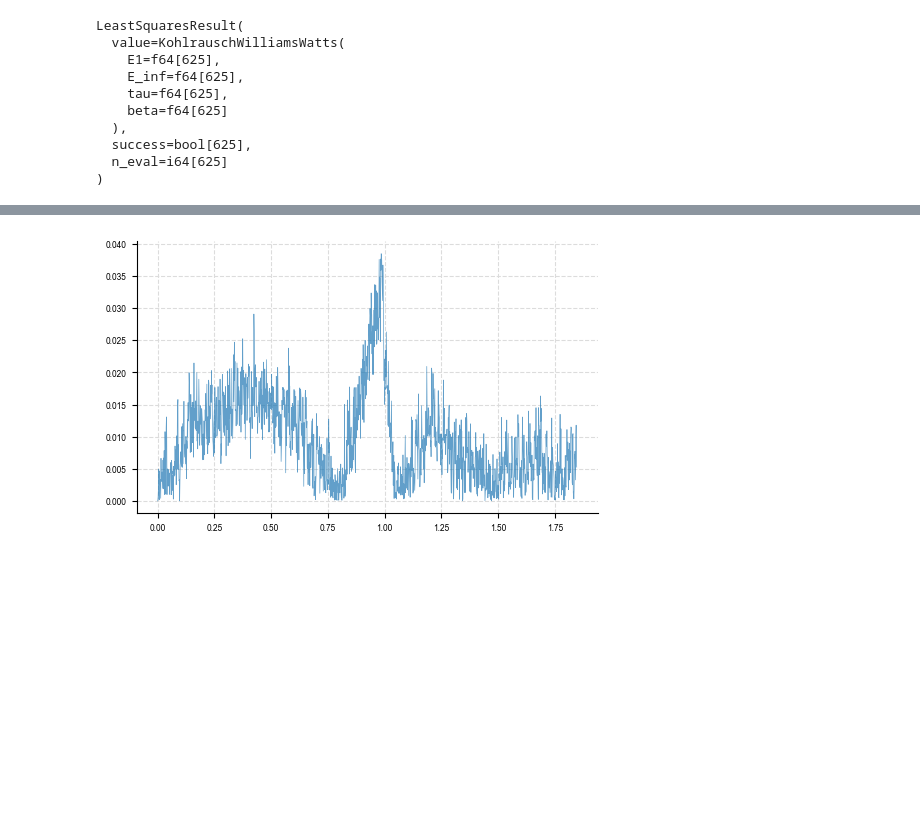
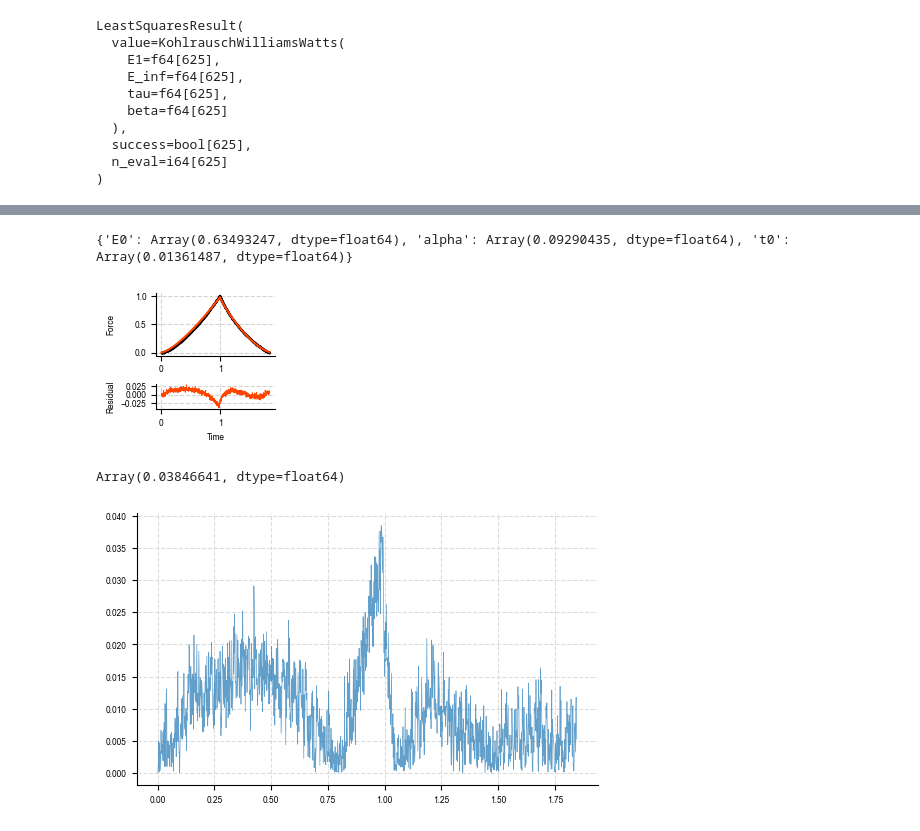
Before and after one commit to Jhko725/NeuralConstitutiveEq.jl, a Jupyter notebook: notebooks/2_fit_experimental_data.ipynb, the cells around one changed output, grey strips where cells are left out. Cells and saved outputs as stored; diff of their text form; code cells hidden in the pictures; blank space fills up the shorter version.

```diff
--- a/notebooks/2_fit_experimental_data.ipynb
+++ b/notebooks/2_fit_experimental_data.ipynb
@@ -428,0 +488,8 @@ sol_batched = eqx.filter_jit(eqx.filter_vmap(curve_fit, in_axes=(None, 0, None,
+# %%
+from neuralconstitutive.fitting import bayesian_information_criterion
+
+residual_func = make_residual(indentation, tip, dataset)
+result_list = batched_pytree_to_list(result)
+bic_func = eqx.filter_jit(bayesian_information_criterion)
+bic = jnp.asarray([bic_func(residual_func, r.value, args) for r in tqdm(result_list)])
+bic
@@ -429,3 +514,58 @@ sol_batched = eqx.filter_jit(eqx.filter_vmap(curve_fit, in_axes=(None, 0, None,
+# %%
+value_best = jax.tree.map(lambda x: x[jnp.argmin(bic)], result.value)
+print(dataclasses.asdict(value_best))
+# %% [output]
+{'E0': Array(0.63493247, dtype=float64), 'alpha': Array(0.09290435, dtype=float64), 't0': Array(0.01361487, dtype=float64)}
+# %%
+force_ting = eqx.filter_jit(force_ting)
+f_pred = force_ting(dataset.total_time, value_best, indentation, tip)
+# %%
+fig, axes = plt.subplots(
+    2, 1, figsize=(45 * MM, 40 * MM), gridspec_kw=dict(height_ratios=(2.5, 1))
+)
+ax = axes[0]
+ax.plot(
+    dataset.total_time,
+    dataset.total_force,
+    ".",
+    color="k",
+    label="Data",
+    markersize=0.5,
+)
+
+
+ax.plot(dataset.total_time, f_pred, color="orangered", label="Total")
+# ax.plot(dataset.total_time, f_pred_app, "--", label="Approach", alpha=0.7)
+# ax.legend()
+ax.set_ylabel("Force")
+
+ax = axes[1]
+ax.plot(
+    dataset.total_time,
+    f_pred - dataset.total_force,
+    color="orangered",
+    label="Total",
+    linewidth=0.5,
+)
+# ax.plot(
+#     dataset.total_time,
+#     f_pred_app - dataset.total_force,
+#     label="Approach",
+#     linewidth=0.5,
+#     alpha=0.7,
+# )
+ax.set_ylabel("Residual")
+
+axes[-1].set_xlabel("Time")
+fig.align_ylabels()
+fig.savefig("../figures/temp.pdf", format="pdf", dpi=1200)
+# fig.suptitle("Model: Standard Linear Solid (SLS)")
+# %% [output]
+[figure, added]
+# %%
+jnp.max(jnp.abs(f_pred - dataset.total_force))
+# %% [output]
+Array(0.03846641, dtype=float64)
 # %%
 fig, ax = plt.subplots(1, 1, figsize=(5, 3))
 for sol in sols[9:]:
```
Also changed, not shown: parts of 25 cells of this notebook, 7 other files.
